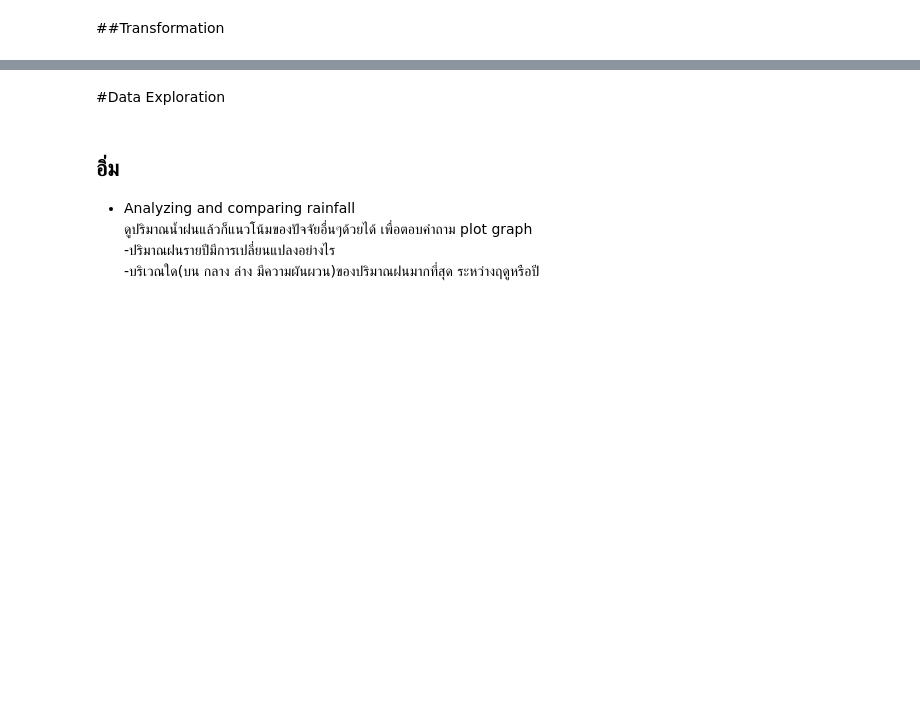
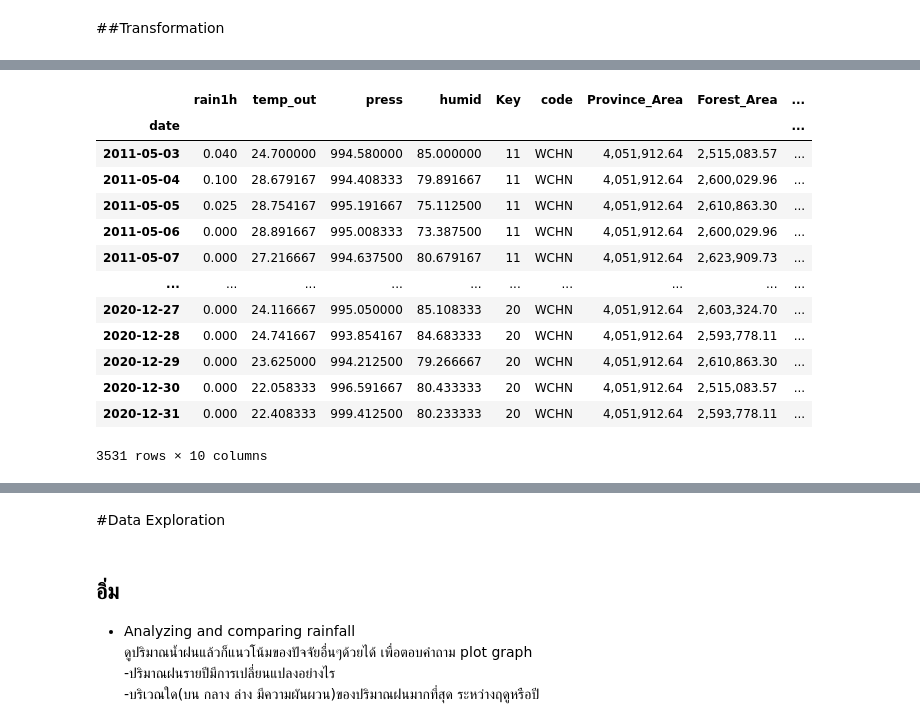
Before and after one commit to punnarat-w/Yomriver_analysis, a Jupyter notebook: ForecastingModel.ipynb, the cells around one changed output, grey strips where cells are left out. Saved outputs shown, nothing was run; the diff lists cells and outputs as text; code cells hidden in the pictures; blank space fills up the shorter version.

```diff
--- a/ForecastingModel.ipynb
+++ b/ForecastingModel.ipynb
@@ -618,0 +954,3 @@ def change_todate(df):
+# %%
+pday_m = mid_df.groupby('date')['rain1h','temp_out','press','humid'].mean()
+pday_m
@@ -618,0 +972,3 @@ def change_todate(df):
+# %%
+m_forest = mid_df.groupby('date')['Key','code','Province_Area','Forest_Area','Percent_of_Province_Area','Non_Forest_Area'].first()
+m_forest
@@ -620,0 +1045,18 @@ def change_todate(df):
+# %%
+m_df = pd.concat([pday_m, m_forest.reindex(pday_m.index)], axis=1)
+display(m_df)
+# %% [output]
+|  | rain1h | temp_out | press | humid | Key | code | Province_Area | Forest_Area | ... |
+| date |  |  |  |  |  |  |  |  | ... |
+| 2011-05-03 | 0.040 | 24.700000 | 994.580000 | 85.000000 | 11 | WCHN | 4,051,912.64 | 2,515,083.57 | ... |
+| 2011-05-04 | 0.100 | 28.679167 | 994.408333 | 79.891667 | 11 | WCHN | 4,051,912.64 | 2,600,029.96 | ... |
+| 2011-05-05 | 0.025 | 28.754167 | 995.191667 | 75.112500 | 11 | WCHN | 4,051,912.64 | 2,610,863.30 | ... |
+| 2011-05-06 | 0.000 | 28.891667 | 995.008333 | 73.387500 | 11 | WCHN | 4,051,912.64 | 2,600,029.96 | ... |
+| 2011-05-07 | 0.000 | 27.216667 | 994.637500 | 80.679167 | 11 | WCHN | 4,051,912.64 | 2,623,909.73 | ... |
+| ... | ... | ... | ... | ... | ... | ... | ... | ... | ... |
+| 2020-12-27 | 0.000 | 24.116667 | 995.050000 | 85.108333 | 20 | WCHN | 4,051,912.64 | 2,603,324.70 | ... |
+| 2020-12-28 | 0.000 | 24.741667 | 993.854167 | 84.683333 | 20 | WCHN | 4,051,912.64 | 2,593,778.11 | ... |
+| 2020-12-29 | 0.000 | 23.625000 | 994.212500 | 79.266667 | 20 | WCHN | 4,051,912.64 | 2,610,863.30 | ... |
+| 2020-12-30 | 0.000 | 22.058333 | 996.591667 | 80.433333 | 20 | WCHN | 4,051,912.64 | 2,515,083.57 | ... |
+| 2020-12-31 | 0.000 | 22.408333 | 999.412500 | 80.233333 | 20 | WCHN | 4,051,912.64 | 2,593,778.11 | ... |
+3531 rows × 10 columns
```
Also changed, not shown: parts of 48 cells of this notebook.
